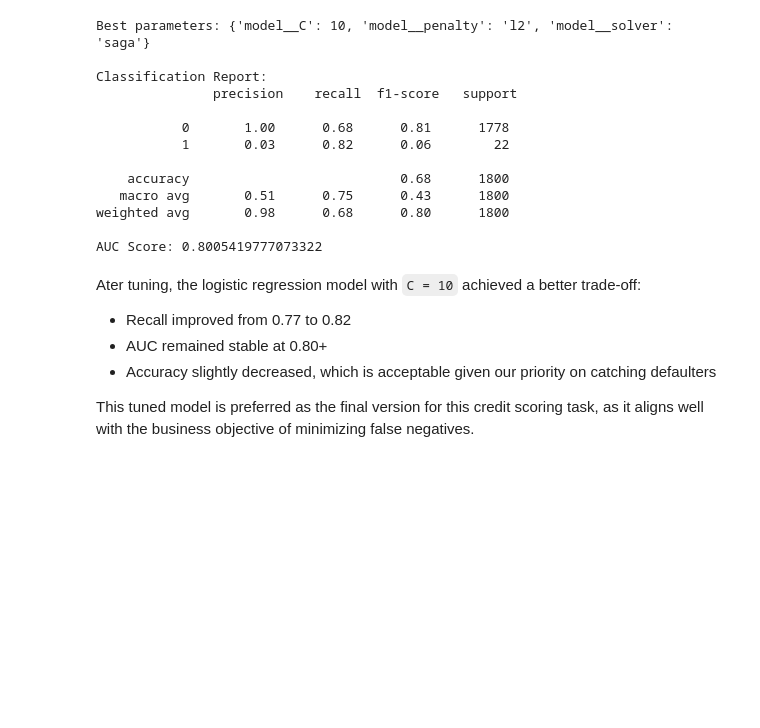
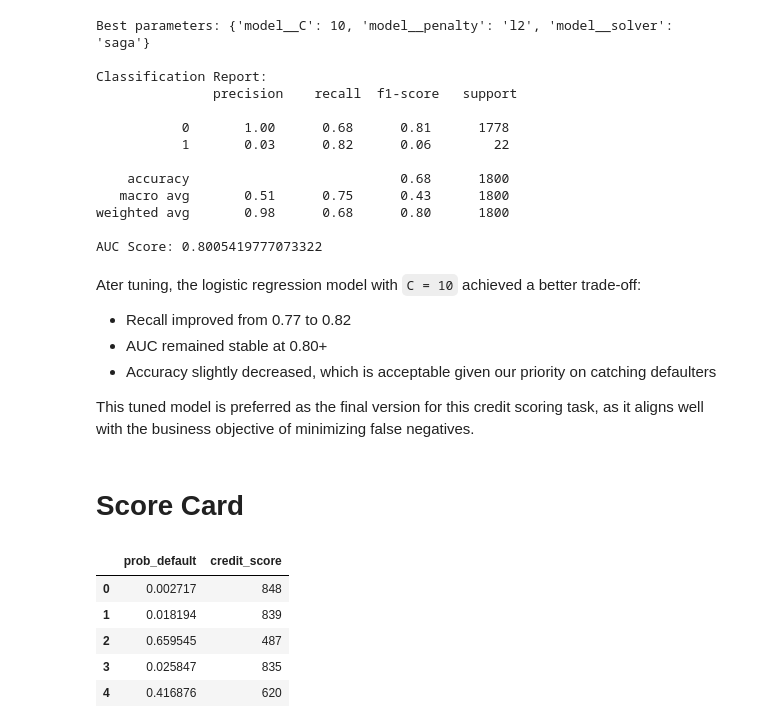
Before and after one commit to Baldaric/data-scientist-test, a Jupyter notebook: notebooks/B_modeling.ipynb, the cells around one changed output. Cells and saved outputs as stored; diff of their text form; code cells hidden in the pictures; blank space fills up the shorter version.

Commit message:
feat(function): added a score_card function to give score to a predicted probability

```diff
--- a/notebooks/B_modeling.ipynb
+++ b/notebooks/B_modeling.ipynb
@@ -425,3 +425,26 @@ Ater tuning, the logistic regression model with `C = 10` achieved a better trade
 - Accuracy slightly decreased, which is acceptable given our priority on catching defaulters
 
 This tuned model is preferred as the final version for this credit scoring task, as it aligns well with the business objective of minimizing false negatives.
+# %% [markdown]
+# Score Card
+# %%
+def score_card(prob, min_score = 300, max_score = 850):
+    # basic credit score equation found on the internet
+    score = max_score - prob * (max_score - min_score)
+    return score
+# %%
+y_proba = best_model.predict_proba(X_test)[:, 1]
+
+credit_scores = score_card(y_proba)
+
+pd.DataFrame({
+    "prob_default": y_proba,
+    "credit_score": credit_scores.astype(int)
+}).head()
+# %% [output]
+|  | prob_default | credit_score |
+| 0 | 0.002717 | 848 |
+| 1 | 0.018194 | 839 |
+| 2 | 0.659545 | 487 |
+| 3 | 0.025847 | 835 |
+| 4 | 0.416876 | 620 |
```
Also changed, not shown: parts of 1 cell of this notebook.
